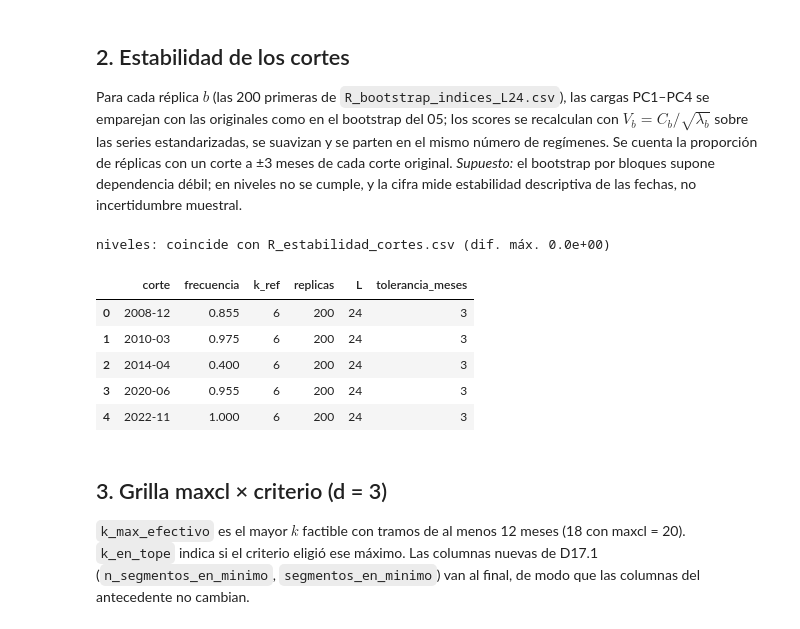
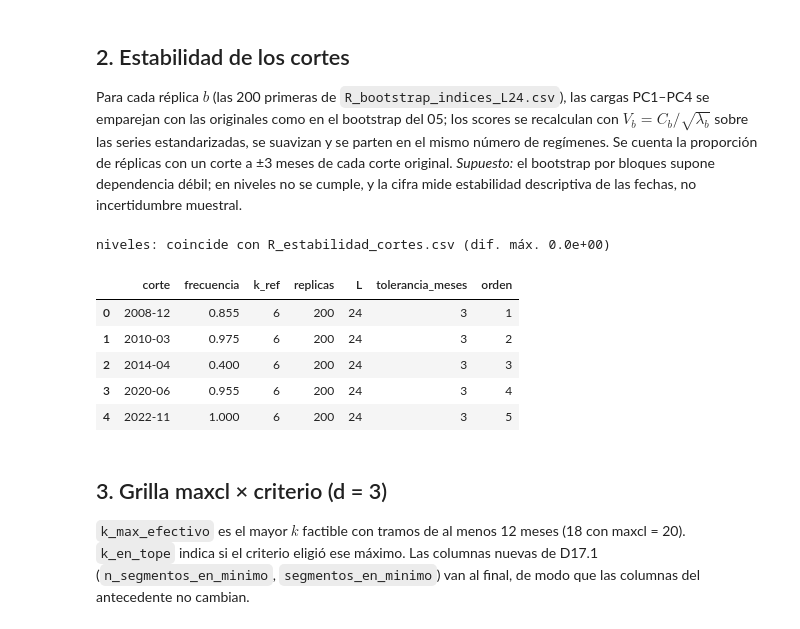
Before and after one commit to RobertoSam/Tesis-modelamiento-matematico, a Jupyter notebook: notebooks/09a_datacion_pca.ipynb, the cells around one changed output. Drawn from its saved outputs; the diff is of its cells as text; code cells hidden in the pictures.

```diff
--- a/notebooks/09a_datacion_pca.ipynb
+++ b/notebooks/09a_datacion_pca.ipynb
@@ -116,6 +117,10 @@ for via, (M, d, dr) in VIAS.items():
     dat = pt.datar(Sm, k_max=MAXCL_PRINCIPAL, n_min=N_MIN, umbral=UMBRAL)
     cortes = dat['res'][dat['k_codo']]['cortes']
     reg = fases(M, cortes, fz)
+    # Columna `orden` (1, 2, …, en orden cronológico; pedido del redactor del 7-nov-2026): va al final,
+    # de modo que las columnas anteriores no cambian
+    assert list(reg.inicio) == sorted(reg.inicio)
+    reg['orden'] = np.arange(1, len(reg) + 1)
     reg.to_csv(d / '09a_regimenes_pca.csv', index=False)
     ref09 = dr / '09_regimenes_pca.csv'
     if ANTECEDENTE and ref09.exists():
@@ -150,36 +155,41 @@ la cifra mide estabilidad descriptiva de las fechas, no incertidumbre muestral.
 # %%
 estabilidad = {}
 for via, (M, d, dr) in VIAS.items():
     r = datacion[via]
     cargas_ref = r['V'] * np.sqrt(r['val'])
     inicios = leer_inicios_bootstrap(dr / 'R_bootstrap_indices_L24.csv')[:B_CORTES]
     bt = bootstrap_pca(M.to_numpy(), cargas_ref, inicios, L_BOOT, K=4)
     Z = pt.estandarizar_r(M.to_numpy())
     k_ref = r['dat']['k_codo']
     frec, _ = pt.estabilidad_cortes(Z, bt['cargas'], bt['valores_emparejados'], r['cortes'], k_ref,
                                     ventana=L_MM, n_min=N_MIN, tolerancia=TOL_MESES, d=D)
     tab = pd.DataFrame({'corte': pt.fechas_corte(r['cortes'], r['fz']), 'frecuencia': frec, 'k_ref': k_ref,
                         'replicas': B_CORTES, 'L': L_BOOT, 'tolerancia_meses': TOL_MESES})
+    # Columna `orden` (1, 2, …, en orden cronológico), al final como en 09a_regimenes_pca.csv
+    assert list(tab.corte) == sorted(tab.corte)
+    tab['orden'] = np.arange(1, len(tab) + 1)
     tab.to_csv(d / '09a_estabilidad_cortes.csv', index=False)
     estabilidad[via] = tab
     f_r = dr / 'R_estabilidad_cortes.csv'
     if f_r.exists():
         ref = pd.read_csv(f_r)
         assert list(ref.corte) == list(tab.corte), via
+        if 'orden' in ref.columns:
+            assert list(ref.orden) == list(tab.orden), via
         dif = float(np.max(np.abs(ref.frecuencia.to_numpy() - tab.frecuencia.to_numpy())))
         assert dif < 1e-12, (via, dif)
         print(f'{via}: coincide con {f_r.name} (dif. máx. {dif:.1e})')
     else:
         print(f'{via}: aún no existe {f_r.name} (ejecutar el Rmd)')
     display(tab)
 # %% [output]
 niveles: coincide con R_estabilidad_cortes.csv (dif. máx. 0.0e+00)
-|  | corte | frecuencia | k_ref | replicas | L | tolerancia_meses |
-| 0 | 2008-12 | 0.855 | 6 | 200 | 24 | 3 |
-| 1 | 2010-03 | 0.975 | 6 | 200 | 24 | 3 |
-| 2 | 2014-04 | 0.400 | 6 | 200 | 24 | 3 |
-| 3 | 2020-06 | 0.955 | 6 | 200 | 24 | 3 |
-| 4 | 2022-11 | 1.000 | 6 | 200 | 24 | 3 |
+|  | corte | frecuencia | k_ref | replicas | L | tolerancia_meses | orden |
+| 0 | 2008-12 | 0.855 | 6 | 200 | 24 | 3 | 1 |
+| 1 | 2010-03 | 0.975 | 6 | 200 | 24 | 3 | 2 |
+| 2 | 2014-04 | 0.400 | 6 | 200 | 24 | 3 | 3 |
+| 3 | 2020-06 | 0.955 | 6 | 200 | 24 | 3 | 4 |
+| 4 | 2022-11 | 1.000 | 6 | 200 | 24 | 3 | 5 |
 # %% [markdown]
 ## 3. Grilla maxcl × criterio (d = 3)
 
```
Also changed, not shown: parts of 7 cells of this notebook, 11 other files.
